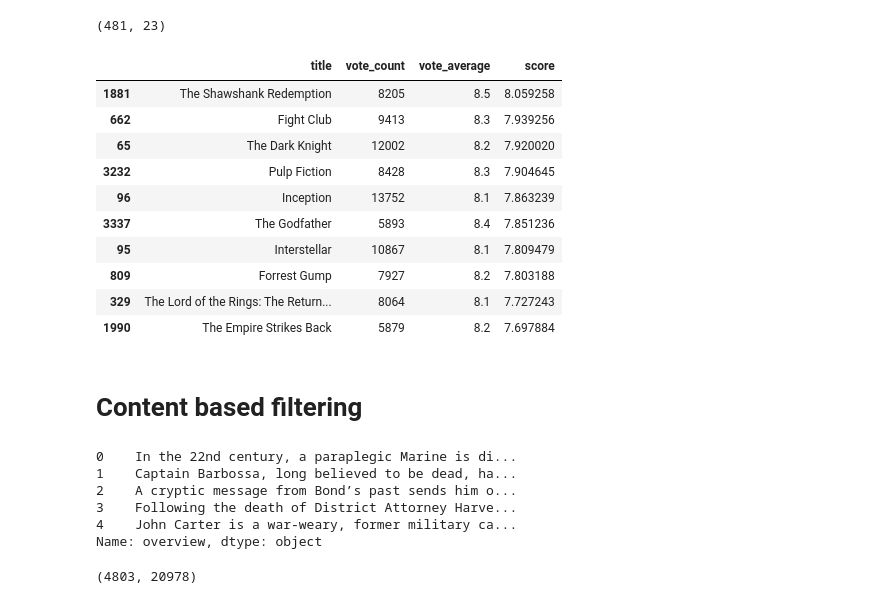
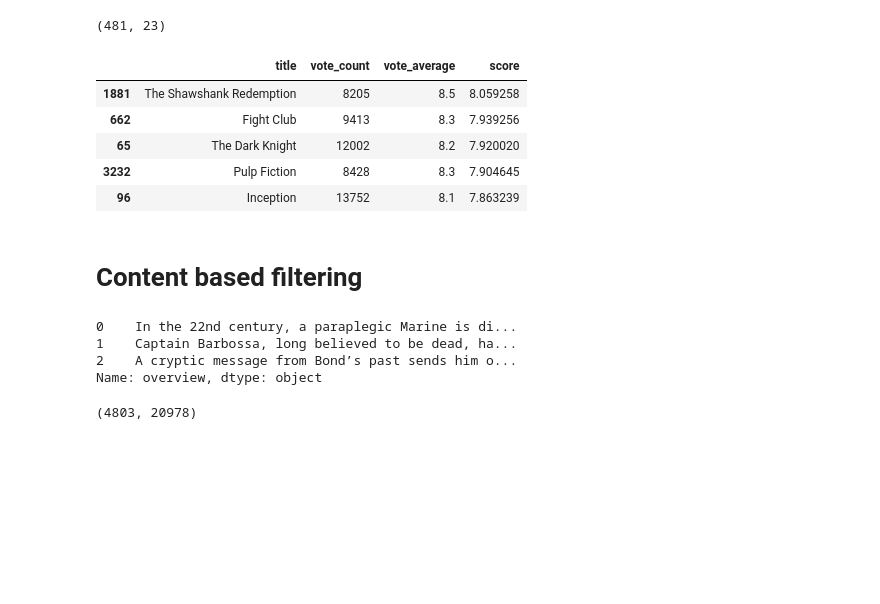
Before and after one commit to RRaphaell/Movie_Recommendation, a Jupyter notebook: notebooks/recommendation_system2.ipynb, the cells around one changed output. Drawn from its saved outputs; the diff is of its cells as text; code cells hidden in the pictures; blank space fills up the shorter version.

```diff
--- a/notebooks/recommendation_system2.ipynb
+++ b/notebooks/recommendation_system2.ipynb
@@ -10,6 +11,6 @@ from surprise.model_selection import cross_validate
 from ast import literal_eval
 from surprise import Reader, Dataset, SVD
 # %%
-PATH = "tmdb"
+PATH = "../data"
 print(os.listdir(PATH))
 # %% [output]
@@ -77,16 +76,11 @@ def weighted_rating(x, m=m, C=C):
 # %%
 q_movies['score'] = q_movies.apply(weighted_rating, axis=1)
 q_movies = q_movies.sort_values('score', ascending=False)
-q_movies[['title', 'vote_count', 'vote_average', 'score']].head(10)
+q_movies[['title', 'vote_count', 'vote_average', 'score']].head(5)
 # %% [output]
 |  | title | vote_count | vote_average | score |
 | 1881 | The Shawshank Redemption | 8205 | 8.5 | 8.059258 |
 | 662 | Fight Club | 9413 | 8.3 | 7.939256 |
 | 65 | The Dark Knight | 12002 | 8.2 | 7.920020 |
 | 3232 | Pulp Fiction | 8428 | 8.3 | 7.904645 |
 | 96 | Inception | 13752 | 8.1 | 7.863239 |
-| 3337 | The Godfather | 5893 | 8.4 | 7.851236 |
-| 95 | Interstellar | 10867 | 8.1 | 7.809479 |
-| 809 | Forrest Gump | 7927 | 8.2 | 7.803188 |
-| 329 | The Lord of the Rings: The Return... | 8064 | 8.1 | 7.727243 |
-| 1990 | The Empire Strikes Back | 5879 | 8.2 | 7.697884 |
@@ -93,13 +89,11 @@ q_movies[['title', 'vote_count', 'vote_average', 'score']].head(10)
 # %% [markdown]
 # **Content based filtering**
 # %%
-movie['overview'].head(5)
+movie['overview'].head(3)
 # %% [output]
 0    In the 22nd century, a paraplegic Marine is di...
 1    Captain Barbossa, long believed to be dead, ha...
 2    A cryptic message from Bond’s past sends him o...
-3    Following the death of District Attorney Harve...
-4    John Carter is a war-weary, former military ca...
 Name: overview, dtype: object
 # %%
 tfidf = TfidfVectorizer(stop_words='english')
```
Also changed, not shown: parts of 20 cells of this notebook, 9 other files.
